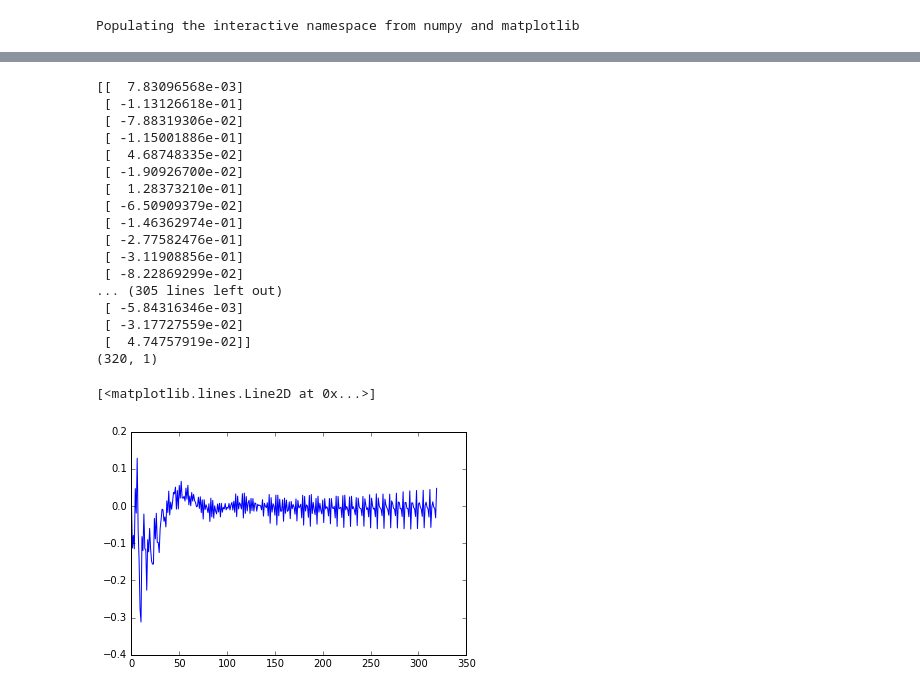
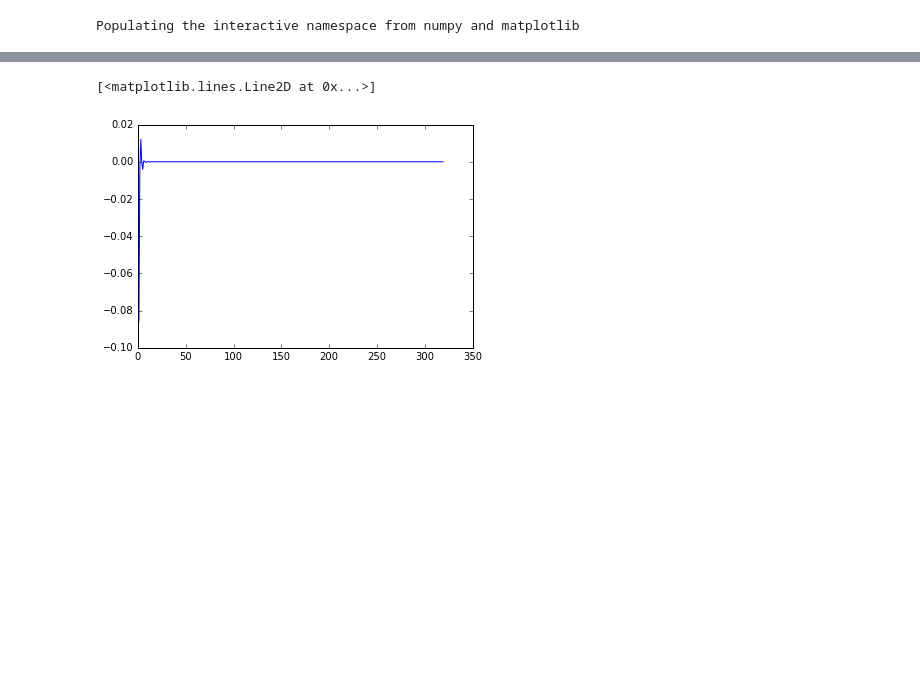
Before and after one commit to TheAcheriit/IAR-CWRNN, a Jupyter notebook: src/RNNTestNumpy.ipynb, the cells around one changed output, grey strips where cells are left out. Drawn from its saved outputs; the diff is of its cells as text; code cells hidden in the pictures; blank space fills up the shorter version.

```diff
--- a/src/RNNTestNumpy.ipynb
+++ b/src/RNNTestNumpy.ipynb
@@ -34,37 +35,34 @@ plot(data[4][:,0])
 # %%
 class RNNNumpy:
 
-    def __init__(self, word_dim, hidden_dim=100, bptt_truncate=4):
+    def __init__(self, word_dim, hidden_dim=10, bptt_truncate=4):
         # Assign instance variables
         self.word_dim = word_dim
         self.hidden_dim = hidden_dim
         self.bptt_truncate = bptt_truncate
         # Randomly initialize the network parameters
         self.V = np.random.normal(0, 0.1, (word_dim, hidden_dim))
-        self.W = np.random.normal(0, 0.1, (hidden_dim + 1, hidden_dim  + 1))
-        self.W[-1] = np.zeros(hidden_dim+1)
-        self.W[-1,-1] = 1
+        self.W = np.random.normal(0, 0.1, (hidden_dim, hidden_dim))
 # %%
 def forward_propagation(self, size, initialState):
     # The total number of time steps
     T = size
     # During forward propagation we save all hidden states in s because need them later.
-    s = np.zeros((T , self.hidden_dim + 1))
-    s[-1,-1] = 1
-    #s[-1] = np.ones( self.hidden_dim)
+    s = np.zeros((T , self.hidden_dim))
+    s[-1] = np.ones( self.hidden_dim)*initialState
     # The outputs at each time step. Again, we save them for later.
     o = np.zeros((T, self.word_dim))
     # For each time step...
     for t in np.arange(T):
         s[t] = np.tanh(self.W.dot(s[t-1]))
-        o[t] = self.V.dot(s[t,:-1])
+        o[t] = np.tanh(self.V.dot(s[t]))
     return [o, s]
 
 RNNNumpy.forward_propagation = forward_propagation
 # %%
 def predict(self, x):
     # Perform forward propagation and return index of the highest score
-    o, s = self.forward_propagation(len(x), x[1])
+    o, s = self.forward_propagation(len(x), x[0])
     return o
 
 RNNNumpy.predict = predict
@@ -75,30 +69,12 @@ def softmax(x):
 # %%
-model = RNNNumpy(1)
+model = RNNNumpy(1, hidden_dim=31)
 X_train = data[4][:,0]
+#X_train = np.ones(320)
 o = model.predict(X_train)
-print(o)
-print(o.shape)
 plot(o)
 # %% [output]
-[[  7.83096568e-03]
- [ -1.13126618e-01]
- [ -7.88319306e-02]
- [ -1.15001886e-01]
- [  4.68748335e-02]
- [ -1.90926700e-02]
- [  1.28373210e-01]
- [ -6.50909379e-02]
- [ -1.46362974e-01]
- [ -2.77582476e-01]
- [ -3.11908856e-01]
- [ -8.22869299e-02]
-... (305 lines left out)
- [ -5.84316346e-03]
- [ -3.17727559e-02]
- [  4.74757919e-02]]
-(320, 1)
+[<matplotlib.lines.Line2D at 0x...>]
-[<matplotlib.lines.Line2D at 0x...>]
-[figure, old version]
+[figure, new version]
 # %%
 def calculate_loss(self, x):
     o, s = self.forward_propagation(len(x), x[1])
```
Also changed, not shown: parts of 16 cells of this notebook.
